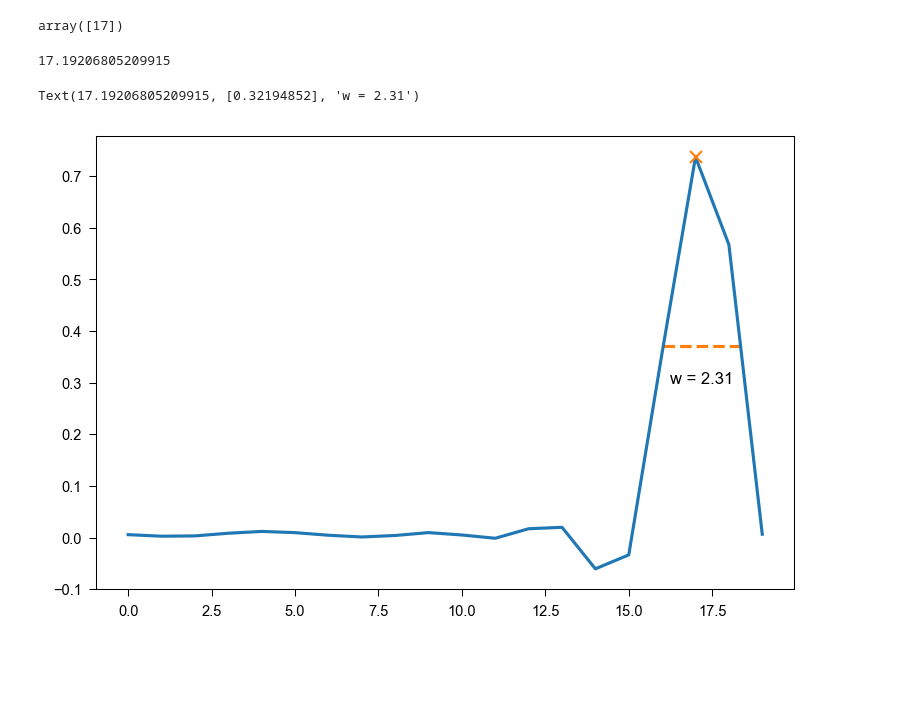
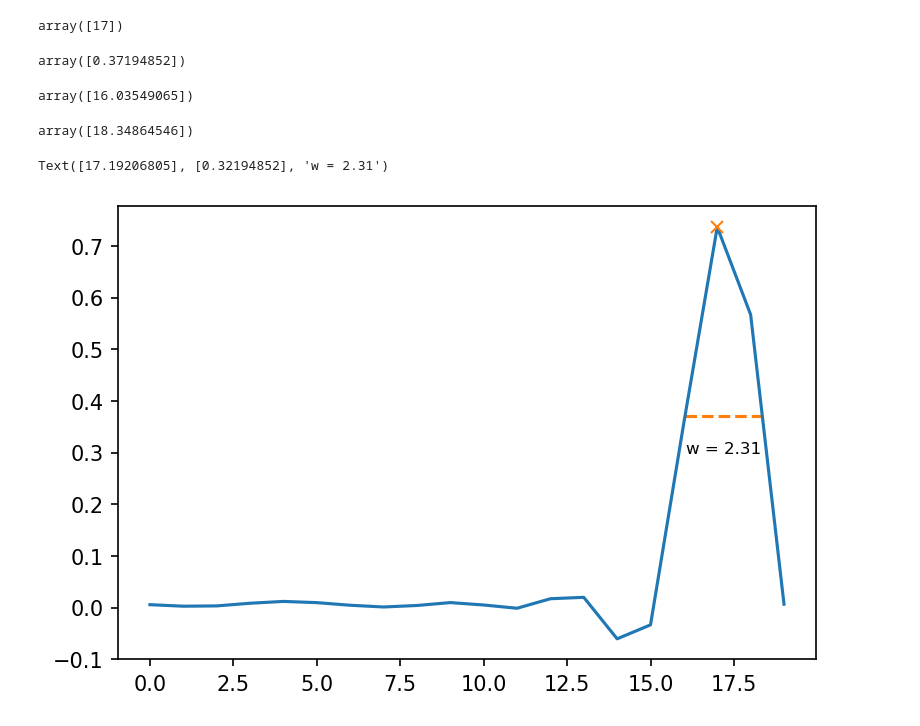
Before and after one commit to yannikbauer/hollymov_code, a Jupyter notebook: hmov_code/fig_model_population/plot_model_population.ipynb, the cells around one changed output. Saved outputs shown, nothing was run; the diff lists cells and outputs as text; code cells hidden in the pictures; blank space fills up the shorter version.

```diff
--- a/hmov_code/fig_model_population/plot_model_population.ipynb
+++ b/hmov_code/fig_model_population/plot_model_population.ipynb
@@ -531,3 +528,14 @@ count   93.000000    93.000000
 ## TESTING: Get tRF full width half max FWHM
 https://docs.scipy.org/doc/scipy/reference/generated/scipy.signal.find_peaks.html
 https://docs.scipy.org/doc/scipy/reference/generated/scipy.signal.peak_widths.html
+# %%
+# Select units: get keys of units meeting selection criteria
+keys_crit = HmovUnit().get_crit_set(fr_crit=0.1, opto=True, run=True, eye=True, excl_ctrl_m=True)
+keys_crit = pd.DataFrame(keys_crit)
+print('N units passing selection criteria =', len(keys_crit))
+
+# Get best model key for each unit (must be full model with opto+run+eye)
+keys_bestm = get_best_model(keys_crit, model_type='SplineLNP', crit='spl_r_val', groupby=['m','s','u'],
+                            opto_config='True', opto_len='_', run_config='True', run_len='_',
+                            eye_config='True', eye_len='_', pshf_config='False', paramset_ids=None,
+                            key_only=True, format='df', verbose=True)
@@ -606,18 +616,27 @@ maxpeak
 array([17])
 # %%
 width, w_height, lips, rips = scipy.signal.peak_widths(tRF, maxpeak, rel_height=0.5, prominence_data=None, wlen=None)
-# %%
-(lips + (rips - lips)/2)[0]
-# %% [output]
-17.19206805209915
+# %%
+w_height
+# %% [output]
+array([0.37194852])
+# %%
+lips
+# %% [output]
+array([16.03549065])
+# %%
+rips
+# %% [output]
+array([18.34864546])
 # %%
+fig, ax = plt.subplots(dpi=150)
 plt.plot(tRF)
 plt.plot(maxpeak, tRF[maxpeak], "x")
 plt.hlines(w_height, lips, rips, color="C1", linestyle='--')
-plt.annotate(f'w = {width[0]:.2f}', ((lips + (rips - lips)/2)[0], w_height-0.05), va='top', ha='center')
+plt.annotate(f'w = {width[0]:.2f}', ((lips + (rips - lips)/2), w_height-0.05), va='top', ha='center', fontsize=8)
 # %% [output]
-Text(17.19206805209915, [0.32194852], 'w = 2.31')
+Text([17.19206805], [0.32194852], 'w = 2.31')
-[figure, old version]
+[figure, new version]
 # %%
 # Apply width function to all models ...
 
```
Also changed, not shown: parts of 9 cells of this notebook, 13 other files.
